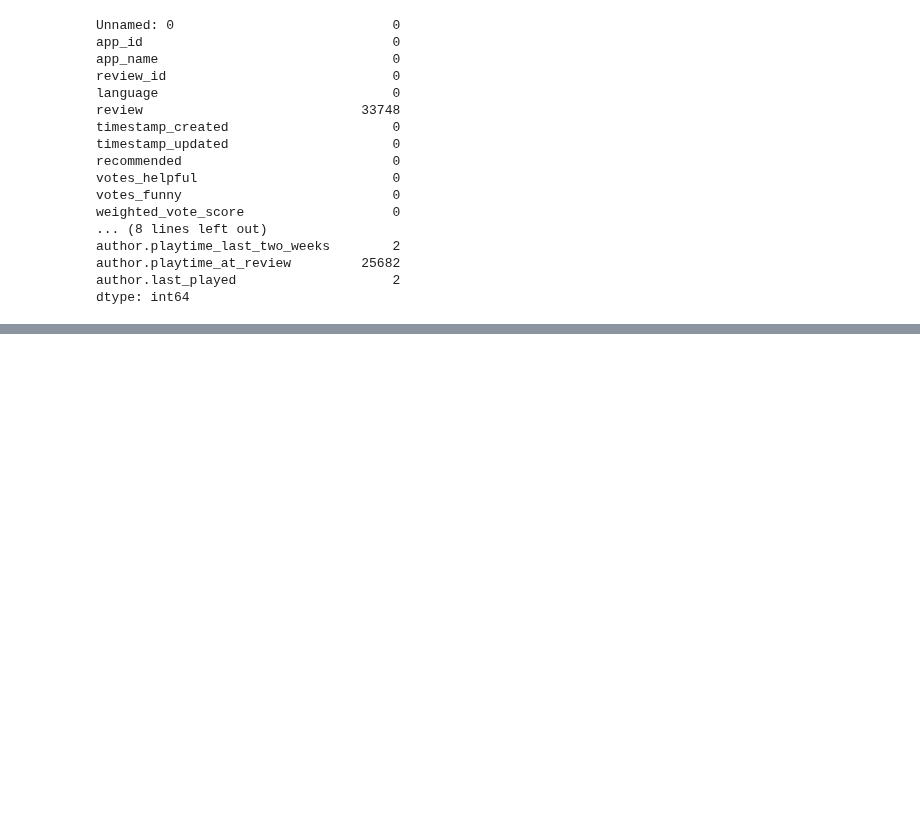
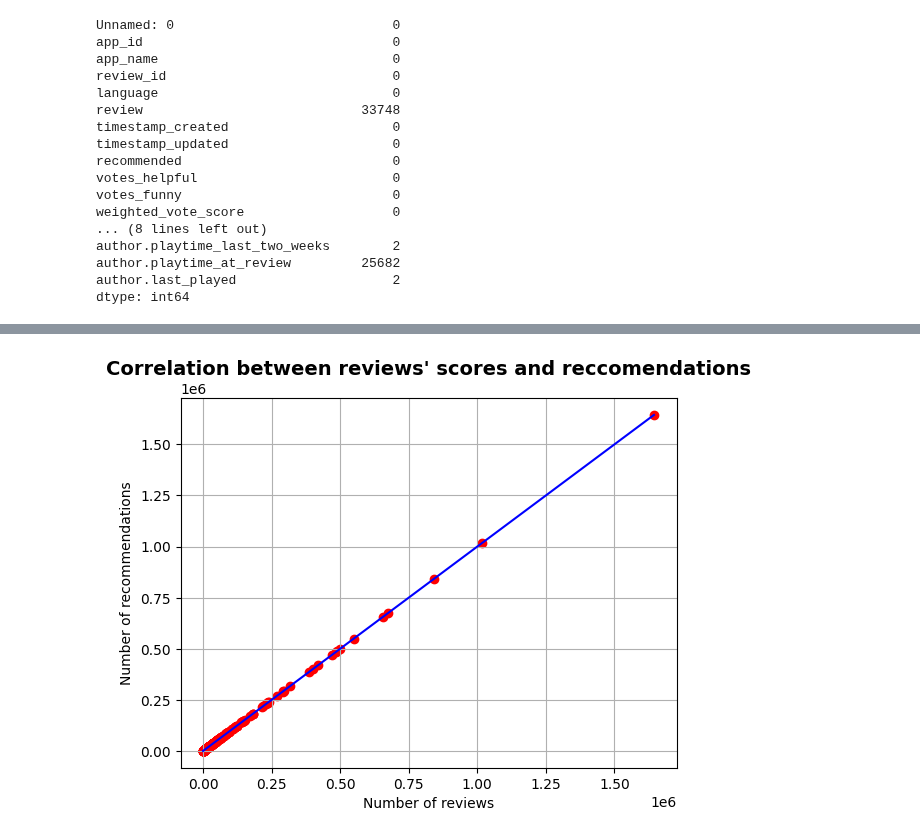
Before and after one commit to yaraoyoussef/ADM-HW2, a Jupyter notebook: main.ipynb, the cells around one changed output, grey strips where cells are left out. Saved outputs shown, nothing was run; the diff lists cells and outputs as text; code cells hidden in the pictures; blank space fills up the shorter version.

```diff
--- a/main.ipynb
+++ b/main.ipynb
@@ -82,0 +207,12 @@ dtype: int64
+# %%
+# group by app_name to count how many review_id (uniqes) are there
+
+recommendations = df.groupby('app_name')['recommended'].count().reset_index(name='recommendations_no')
+
+# masking to select the max and min.
+# dropping rows with missing data or non numeric values
+
+most_recommended = recommendations[ recommendations['recommendations_no'] == max(recommendations['recommendations_no'])].dropna()
+least_recommended = recommendations[ recommendations['recommendations_no'] == min(recommendations['recommendations_no'])].dropna()
+print(f"Application with the highest number of recommendations:\n {most_recommended}\n\n")
+print(f"Application with the lowest number of recommendations:\n {least_recommended}")
@@ -82,0 +240,11 @@ dtype: int64
+# %%
+# merging num and recommendation dataframes:
+# num dataframe containis review_num column, whose values are the number of reviews for each app_name
+# recommendations dataframe contains recommendations_no column = number of reccomendations for each app_name
+
+df_new = pd.merge(num, recommendations, on = 'app_name', how = 'inner')
+
+# computing correlation coefficient through .corr method, which by default computes the Pierson's coefficient
+correlation = df_new['review_num'].corr(df_new['recommendations_no'])
+
+print(correlation)
@@ -82,0 +257,14 @@ dtype: int64
+# %%
+plt.plot(df_new['review_num'], df_new['recommendations_no'], linestyle='-', color='blue')
+plt.scatter(x = df_new['review_num'],
+            y = df_new['recommendations_no'],
+            marker = 'o',
+            color = 'red'
+            )
+plt.xlabel('Number of reviews')
+plt.ylabel('Number of recommendations')
+plt.title("Correlation between reviews' scores and reccomendations", fontsize=14, weight='bold')
+plt.grid()
+plt.show()
+# %% [output]
+[figure, added]
```
Also changed, not shown: parts of 28 cells of this notebook.
